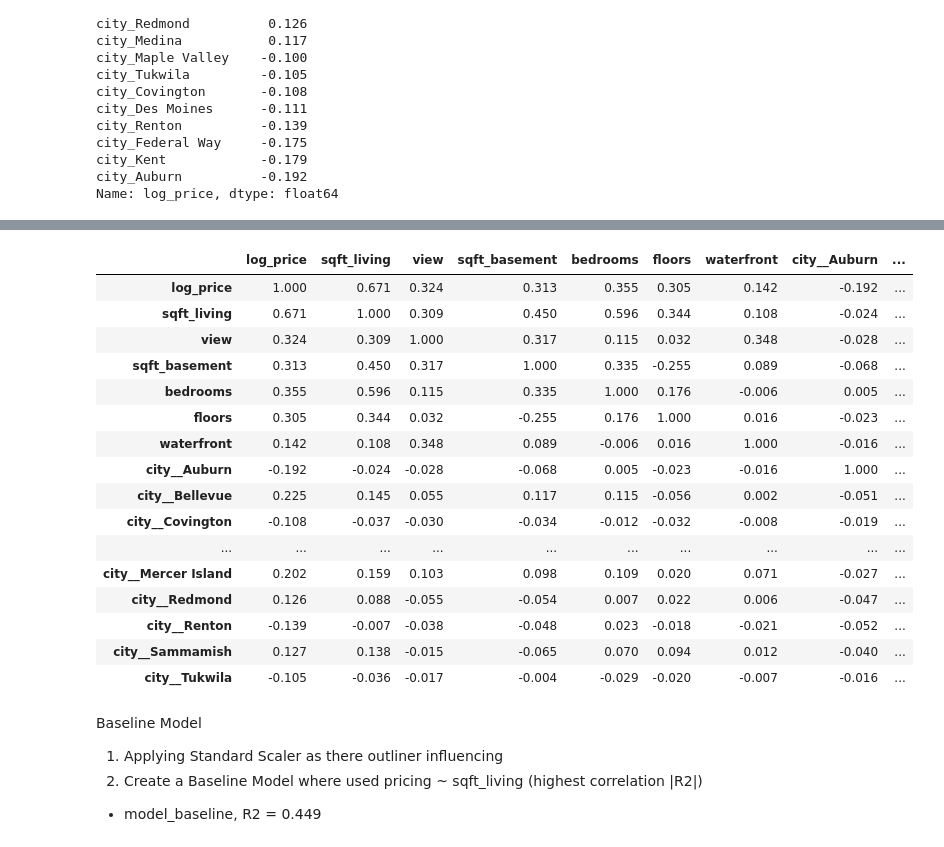
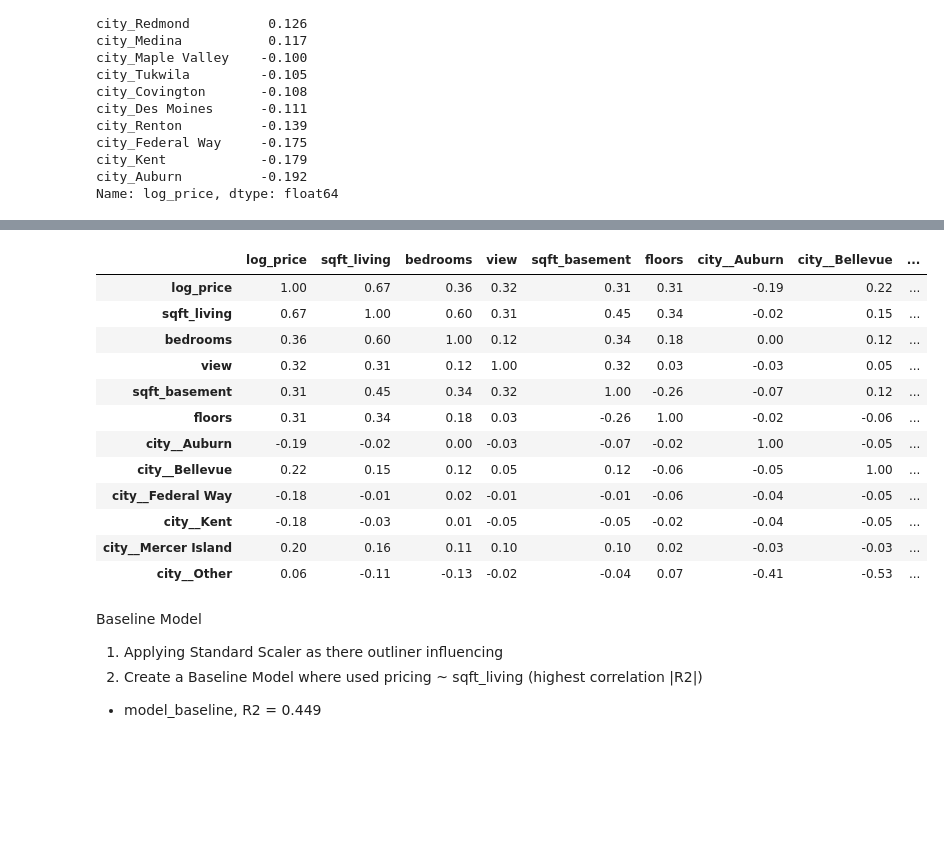
Before and after one commit to kanghinlee/Data_Portfolio, a Jupyter notebook: 03_Machine_Learning/03_Linear_Regression/03_House_Price_prediction/script.ipynb, the cells around one changed output, grey strips where cells are left out. Cells and saved outputs as stored; diff of their text form; code cells hidden in the pictures; blank space fills up the shorter version.

Commit message:
End of House Price prediction Project

```diff
--- a/03_Machine_Learning/03_Linear_Regression/03_House_Price_prediction/script.ipynb
+++ b/03_Machine_Learning/03_Linear_Regression/03_House_Price_prediction/script.ipynb
@@ -100,9 +81,0 @@ Count of records that has $0.00:  0
-# %%
-log_price = np.log(df["price"])
-
-df.insert(0, 'log_price', log_price)
-
-plt.hist(df["log_price"], bins = 50)
-plt.xlabel('Price (Log Transformed)')
-plt.ylabel('freq')
-plt.title('Price Histogram')
@@ -117,0 +109,6 @@ Text(0.5, 1.0, 'Predictor Price Boxplot')
+# %%
+df["log_price"] = np.log(df["price"])
+
+# Rearrange log_price column to the start of dataframe
+first_column = df.pop('log_price')
+df.insert(0,'log_price', first_column)
@@ -267,22 +275,21 @@ city_Auburn          -0.192
 # %%
-screen_features = ['log_price','sqft_living','view','sqft_basement','bedrooms','floors', 'waterfront', 'city']
-corr_city = ['Bellevue', 'Mercer Island', 'Sammamish', 'Redmond', 'Medina', 'Maple Valley', 'Tukwila', 'Covington', 'Des Moines', 'Renton', 'Federal Way', 'Kent', 'Auburn']
+screen_features = ['log_price','sqft_living','bedrooms','view','sqft_basement','floors','city']
+corr_city = ['Bellevue', 'Mercer Island','Federal Way', 'Kent', 'Auburn']
 
 #Gather all screened feature
 df_feat = df[screen_features].copy()
 
-# Create a boolean for the correlated_ctiies
-df_feat['correlate_city'] = np.where(df_feat['city'].isin(corr_city), df_feat['city'], np.nan)
+# One Hot Encoding for correlated_ctiies
+df_feat['corr_city'] = np.where(df_feat['city'].isin(corr_city), df_feat['city'], "Other")
 
-df_feat = pd.get_dummies(df_feat, prefix = ["city_"], columns = ["correlate_city"])
+df_feat = pd.get_dummies(df_feat, prefix = ["city_"], columns = ["corr_city"])
 
 # Drop City Column
 df_feat.drop(columns = ["city"], inplace = True)
 
-
 # Create Correlation Matrix for the numerical variable
-corr = df_feat.corr().round(3)
+corr = df_feat.corr().round(2)
 corr_sort = corr.sort_values(by = ["log_price"], ascending = False)
 print(corr_sort["log_price"])
-corr.style.format(precision=3).background_gradient(cmap='coolwarm')
+corr.style.format(precision=2).background_gradient(cmap='coolwarm')
 # %% [output]
@@ -305,19 +308,15 @@ city__Auburn          -0.192
 Name: log_price, dtype: float64
-|  | log_price | sqft_living | view | sqft_basement | bedrooms | floors | waterfront | city__Auburn | ... |
-| log_price | 1.000 | 0.671 | 0.324 | 0.313 | 0.355 | 0.305 | 0.142 | -0.192 | ... |
-| sqft_living | 0.671 | 1.000 | 0.309 | 0.450 | 0.596 | 0.344 | 0.108 | -0.024 | ... |
-| view | 0.324 | 0.309 | 1.000 | 0.317 | 0.115 | 0.032 | 0.348 | -0.028 | ... |
-| sqft_basement | 0.313 | 0.450 | 0.317 | 1.000 | 0.335 | -0.255 | 0.089 | -0.068 | ... |
-| bedrooms | 0.355 | 0.596 | 0.115 | 0.335 | 1.000 | 0.176 | -0.006 | 0.005 | ... |
-| floors | 0.305 | 0.344 | 0.032 | -0.255 | 0.176 | 1.000 | 0.016 | -0.023 | ... |
-| waterfront | 0.142 | 0.108 | 0.348 | 0.089 | -0.006 | 0.016 | 1.000 | -0.016 | ... |
-| city__Auburn | -0.192 | -0.024 | -0.028 | -0.068 | 0.005 | -0.023 | -0.016 | 1.000 | ... |
-| city__Bellevue | 0.225 | 0.145 | 0.055 | 0.117 | 0.115 | -0.056 | 0.002 | -0.051 | ... |
-| city__Covington | -0.108 | -0.037 | -0.030 | -0.034 | -0.012 | -0.032 | -0.008 | -0.019 | ... |
-| ... | ... | ... | ... | ... | ... | ... | ... | ... | ... |
-| city__Mercer Island | 0.202 | 0.159 | 0.103 | 0.098 | 0.109 | 0.020 | 0.071 | -0.027 | ... |
-| city__Redmond | 0.126 | 0.088 | -0.055 | -0.054 | 0.007 | 0.022 | 0.006 | -0.047 | ... |
-| city__Renton | -0.139 | -0.007 | -0.038 | -0.048 | 0.023 | -0.018 | -0.021 | -0.052 | ... |
-| city__Sammamish | 0.127 | 0.138 | -0.015 | -0.065 | 0.070 | 0.094 | 0.012 | -0.040 | ... |
-| city__Tukwila | -0.105 | -0.036 | -0.017 | -0.004 | -0.029 | -0.020 | -0.007 | -0.016 | ... |
+|  | log_price | sqft_living | bedrooms | view | sqft_basement | floors | city__Auburn | city__Bellevue | ... |
+| log_price | 1.00 | 0.67 | 0.36 | 0.32 | 0.31 | 0.31 | -0.19 | 0.22 | ... |
+| sqft_living | 0.67 | 1.00 | 0.60 | 0.31 | 0.45 | 0.34 | -0.02 | 0.15 | ... |
+| bedrooms | 0.36 | 0.60 | 1.00 | 0.12 | 0.34 | 0.18 | 0.00 | 0.12 | ... |
+| view | 0.32 | 0.31 | 0.12 | 1.00 | 0.32 | 0.03 | -0.03 | 0.05 | ... |
+| sqft_basement | 0.31 | 0.45 | 0.34 | 0.32 | 1.00 | -0.26 | -0.07 | 0.12 | ... |
+| floors | 0.31 | 0.34 | 0.18 | 0.03 | -0.26 | 1.00 | -0.02 | -0.06 | ... |
+| city__Auburn | -0.19 | -0.02 | 0.00 | -0.03 | -0.07 | -0.02 | 1.00 | -0.05 | ... |
+| city__Bellevue | 0.22 | 0.15 | 0.12 | 0.05 | 0.12 | -0.06 | -0.05 | 1.00 | ... |
+| city__Federal Way | -0.18 | -0.01 | 0.02 | -0.01 | -0.01 | -0.06 | -0.04 | -0.05 | ... |
+| city__Kent | -0.18 | -0.03 | 0.01 | -0.05 | -0.05 | -0.02 | -0.04 | -0.05 | ... |
+| city__Mercer Island | 0.20 | 0.16 | 0.11 | 0.10 | 0.10 | 0.02 | -0.03 | -0.03 | ... |
+| city__Other | 0.06 | -0.11 | -0.13 | -0.02 | -0.04 | 0.07 | -0.41 | -0.53 | ... |
 # %%
```
Also changed, not shown: parts of 31 cells of this notebook.
